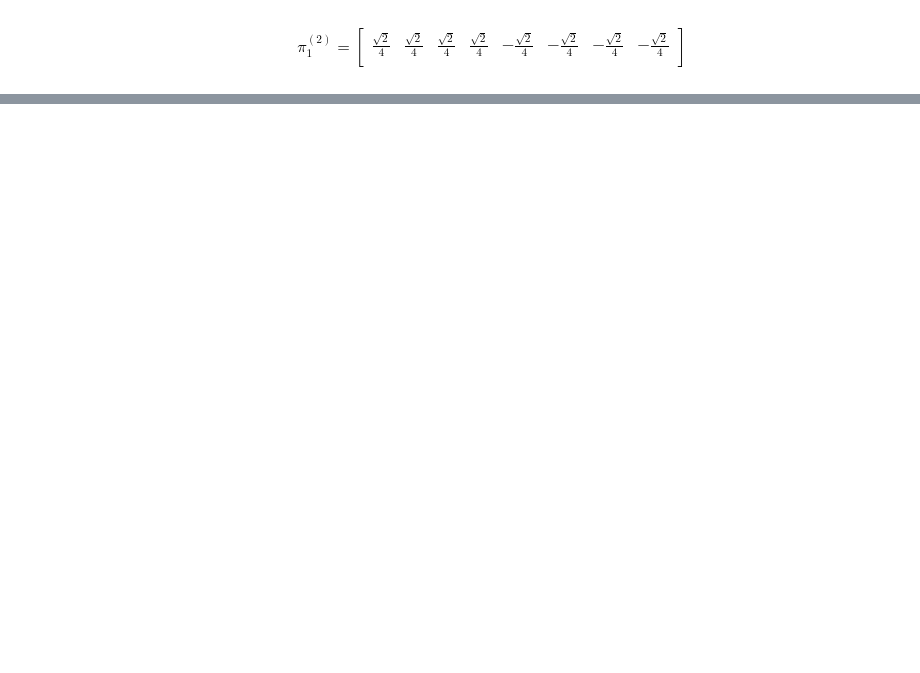
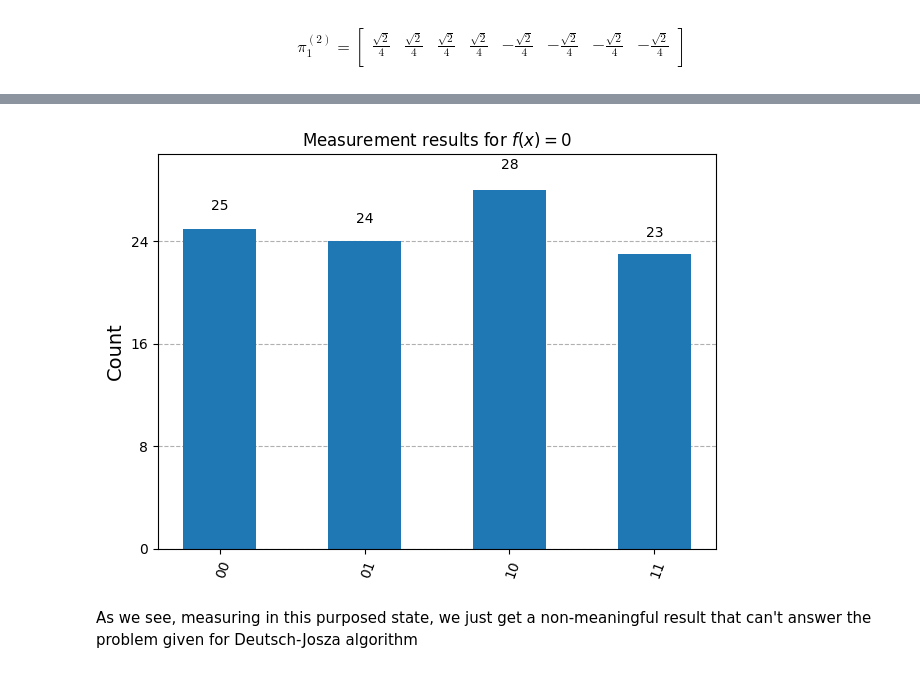
Before and after one commit to omardtl24/QCP2025-2, a Jupyter notebook: Exercises/Exercises_set_7.ipynb, the cells around one changed output, grey strips where cells are left out. Saved outputs shown, nothing was run; the diff lists cells and outputs as text; code cells hidden in the pictures; blank space fills up the shorter version.

```diff
--- a/Exercises/Exercises_set_7.ipynb
+++ b/Exercises/Exercises_set_7.ipynb
@@ -348,0 +617,10 @@ $$
+# %%
+sim = AerSimulator()
+compiled_qc = transpile(qc, sim)
+result = sim.run(compiled_qc, shots=100).result()
+counts = result.get_counts()
+plot_histogram(counts, title='Measurement results for $f(x)=0$')
+# %% [output]
+[figure, added]
+# %% [markdown]
+As we see, measuring in this purposed state, we just get a non-meaningful result that can't answer the problem given for Deutsch-Josza algorithm
```
Also changed, not shown: parts of 18 cells of this notebook.
